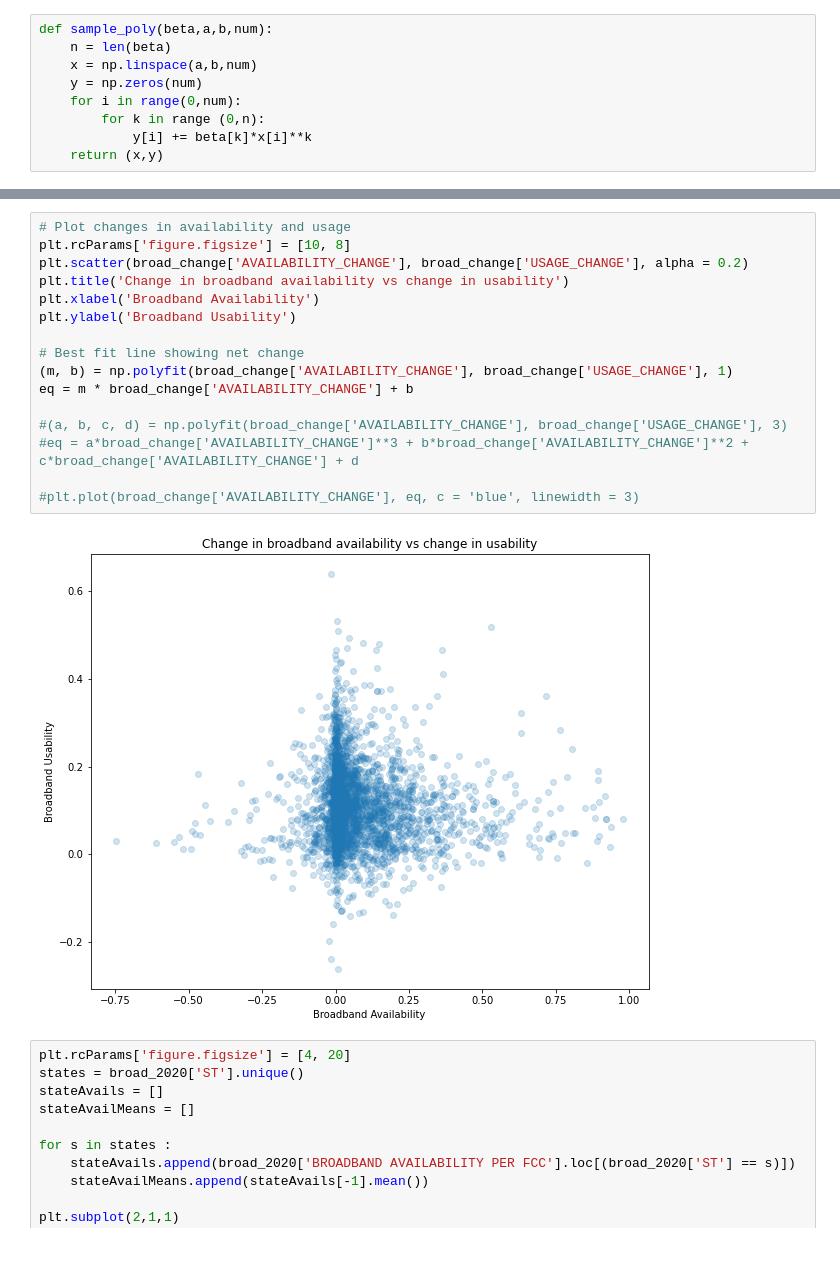
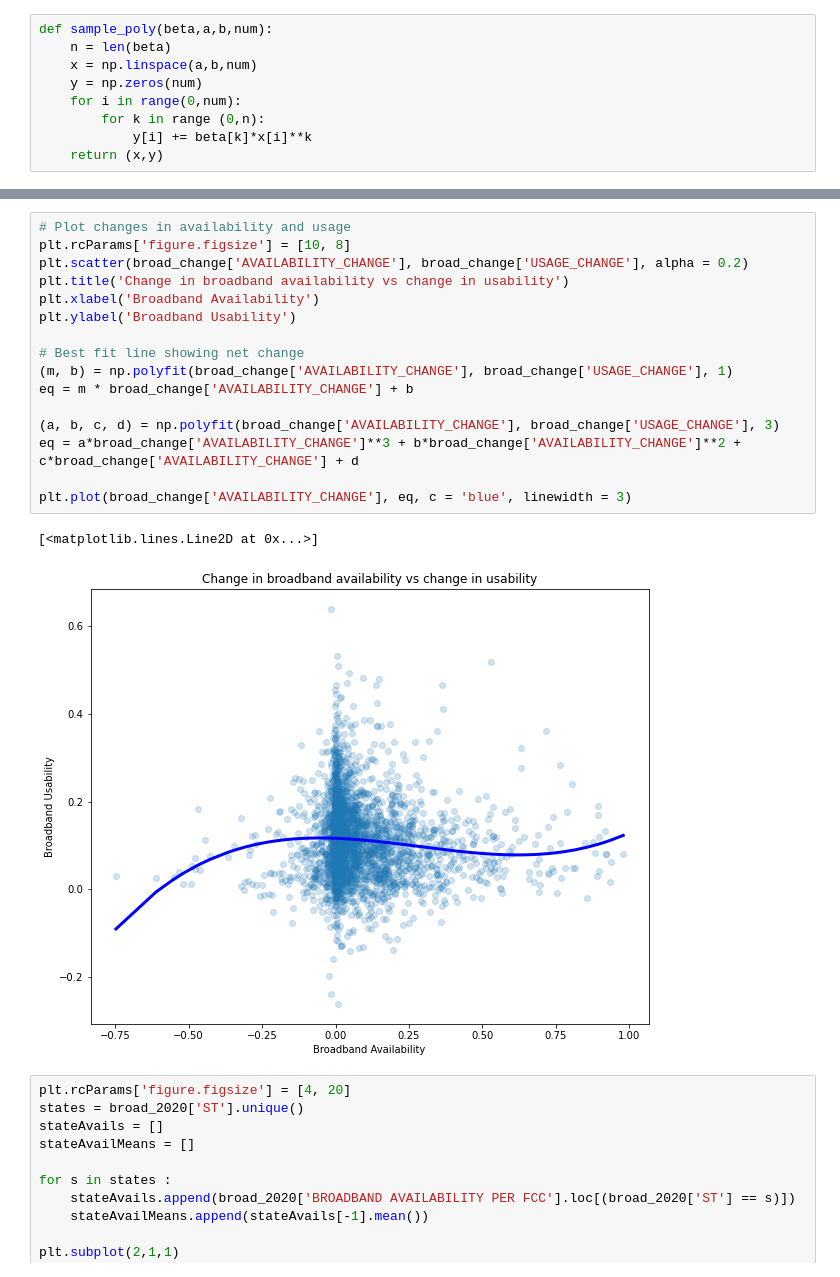
Before and after one commit to DragonGriffon2003/2021_DataSoup_DataFest, a Jupyter notebook: Data-Vis.ipynb, the cells around one changed output, grey strips where cells are left out. Drawn from its saved outputs; the diff is of its cells as text.

```diff
--- a/Data-Vis.ipynb
+++ b/Data-Vis.ipynb
@@ -155,21 +158,22 @@ plt.plot (xp, yp, 'purple', linewidth=3.0)
 # %%
 # Plot changes in availability and usage
 plt.rcParams['figure.figsize'] = [10, 8]
 plt.scatter(broad_change['AVAILABILITY_CHANGE'], broad_change['USAGE_CHANGE'], alpha = 0.2)
 plt.title('Change in broadband availability vs change in usability')
 plt.xlabel('Broadband Availability')
 plt.ylabel('Broadband Usability')
 
 # Best fit line showing net change
 (m, b) = np.polyfit(broad_change['AVAILABILITY_CHANGE'], broad_change['USAGE_CHANGE'], 1)
 eq = m * broad_change['AVAILABILITY_CHANGE'] + b
 
-#(a, b, c, d) = np.polyfit(broad_change['AVAILABILITY_CHANGE'], broad_change['USAGE_CHANGE'], 3)
-#eq = a*broad_change['AVAILABILITY_CHANGE']**3 + b*broad_change['AVAILABILITY_CHANGE']**2 + c*broad_change['AVAILABILITY_CHANGE'] + d
+(a, b, c, d) = np.polyfit(broad_change['AVAILABILITY_CHANGE'], broad_change['USAGE_CHANGE'], 3)
+eq = a*broad_change['AVAILABILITY_CHANGE']**3 + b*broad_change['AVAILABILITY_CHANGE']**2 + c*broad_change['AVAILABILITY_CHANGE'] + d
 
-#plt.plot(broad_change['AVAILABILITY_CHANGE'], eq, c = 'blue', linewidth = 3)
+plt.plot(broad_change['AVAILABILITY_CHANGE'], eq, c = 'blue', linewidth = 3)
 # %% [output]
+[<matplotlib.lines.Line2D at 0x...>]
-[figure, old version]
+[figure, new version]
 # %%
 plt.rcParams['figure.figsize'] = [4, 20]
 states = broad_2020['ST'].unique()
```
Also changed, not shown: parts of 1 cell of this notebook.
